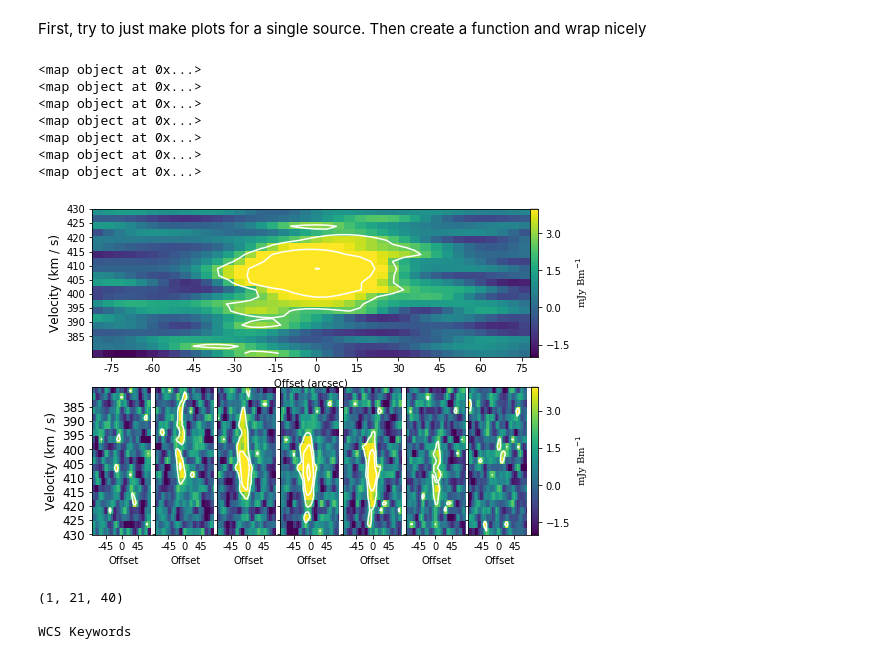
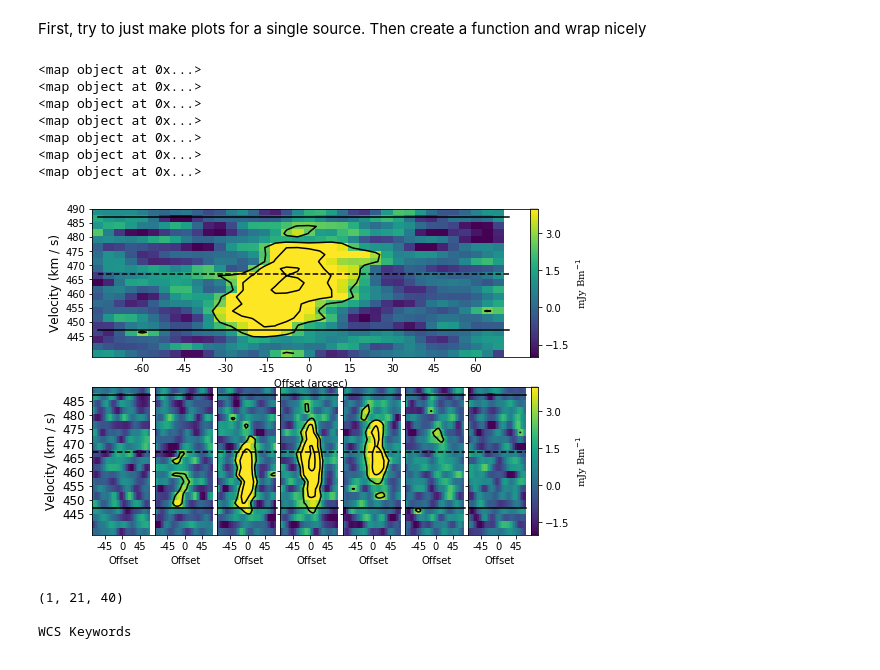
Before and after one commit to eakadams/pvplot, a Jupyter notebook: test_pvlot.ipynb, the cells around one changed output. Cells and saved outputs as stored; diff of their text form; code cells hidden in the pictures.

```diff
--- a/test_pvlot.ipynb
+++ b/test_pvlot.ipynb
@@ -15,18 +15,19 @@ First, try to just make plots for a single source. Then create a function and wr
 # %%
 #define data locations
 datadir = '/Users/adams/data/shield/slices'
-agc = '124056'
+agc = '123352'
 # %%
-fig = pv.plot_major_minor(agc,datadir=datadir)
+fig = pv.plot_major_minor(agc,datadir=datadir,cenvel=467*u.km/u.s,
+                         velmax=40*u.km/u.s)
 # %% [output]
 <map object at 0x...>
 <map object at 0x...>
 <map object at 0x...>
 <map object at 0x...>
 <map object at 0x...>
 <map object at 0x...>
 <map object at 0x...>
-[figure, old version]
+[figure, new version]
 # %%
 #Open a fits file to use the header for axes info
 #starting with minor
```
Also changed, not shown: 1 other file.
